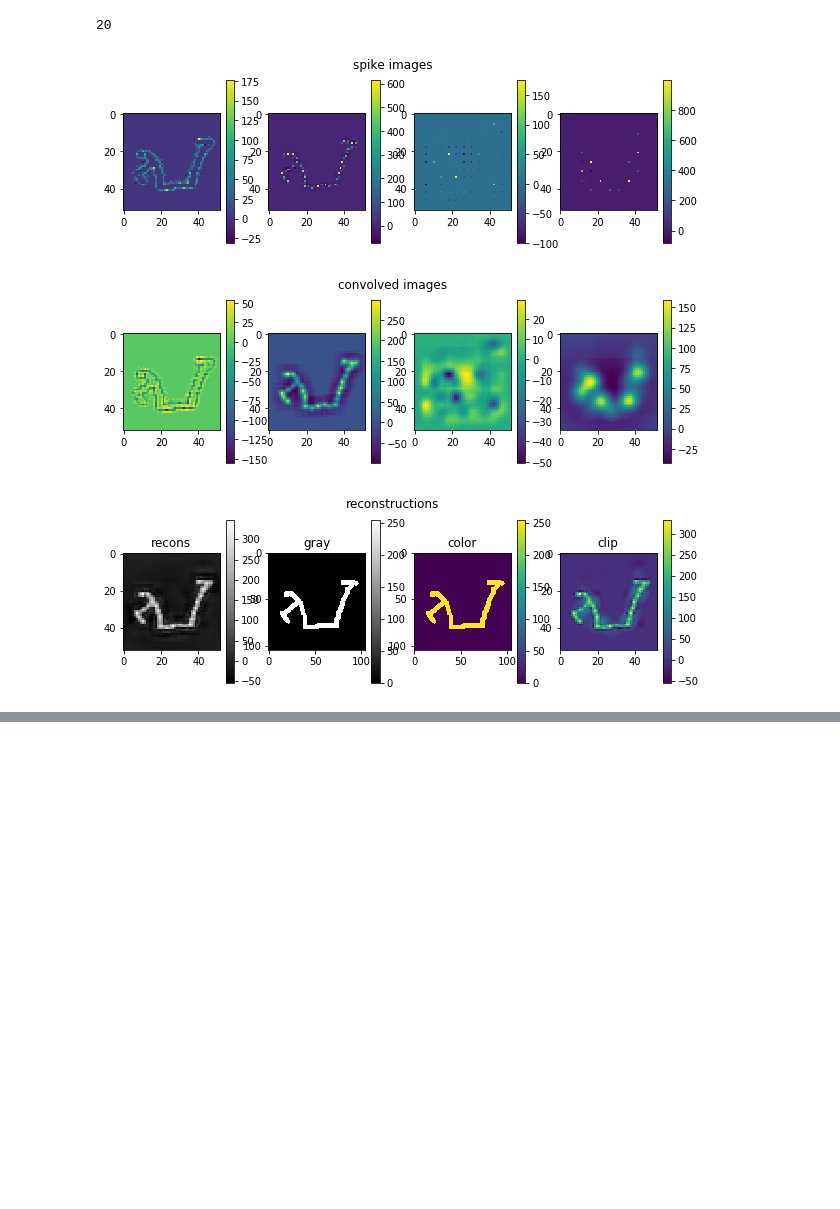
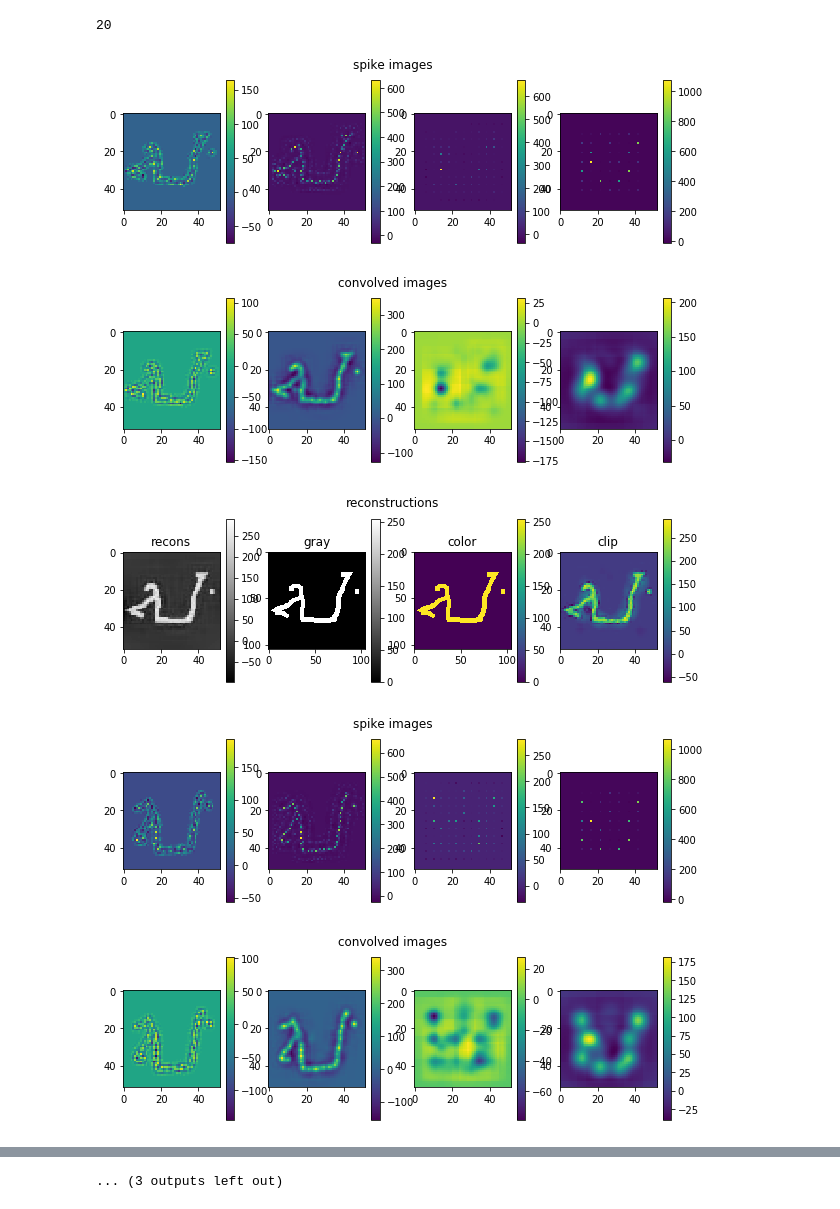
Before and after one commit to chanokin/convert_to_roc, a Jupyter notebook: test_read_omniglot.ipynb, the cells around one changed output, grey strips where cells are left out. Drawn from its saved outputs; the diff is of its cells as text; code cells hidden in the pictures; blank space fills up the shorter version.

```diff
--- a/test_read_omniglot.ipynb
+++ b/test_read_omniglot.ipynb
@@ -85,7 +85,7 @@ files = glob.glob(os.path.join(dir_name, '*'))
 
 spikes = []
 fw = 3.
-for f in files[-1:]:
+for f in files[-5:]:
     data = todict(np.load(f, allow_pickle=True))
     kernels = data['kernels']
     shape = data['grayscale_image'].shape
@@ -131,33 +131,35 @@ for f in files[-1:]:
 #     s[0, :] = 0
 #     min_s = np.min(s)
 #     if min_s < 0:
 #         s += np.min(s)
 #     s = np.clip(s, 0, 255)
     plt.figure(figsize=(10, 3))
     plt.suptitle('reconstructions')
     ax = plt.subplot(1, 4, 1)
     ax.set_title('recons')
     im = plt.imshow(s, cmap='gray')
     plt.colorbar(im)
 
     ax = plt.subplot(1, 4, 2)
     ax.set_title('gray')
     im = plt.imshow(data['grayscale_image'], cmap='gray')
     plt.colorbar(im)
 
     ax = plt.subplot(1, 4, 3)
     ax.set_title('color')
     im = plt.imshow(data['color_image'].astype('uint8'))
     plt.colorbar(im)
 
     ax = plt.subplot(1, 4, 4)
 #     im = plt.imshow(np.clip(c, 0, 255))
     ax.set_title('clip')
     im = plt.imshow(c)
     plt.colorbar(im)
 
     plt.show()
 # %% [output]
-[figure, old version]
+[figure, new version]
-[figure, old version]
+[figure, new version]
-[figure, old version]
+[figure, new version]
+[figure, added]
+[figure, added]
@@ -163,0 +173 @@ for f in files[-1:]:
+... (3 outputs left out)
```
Also changed, not shown: parts of 1 cell of this notebook, 2 other files.
